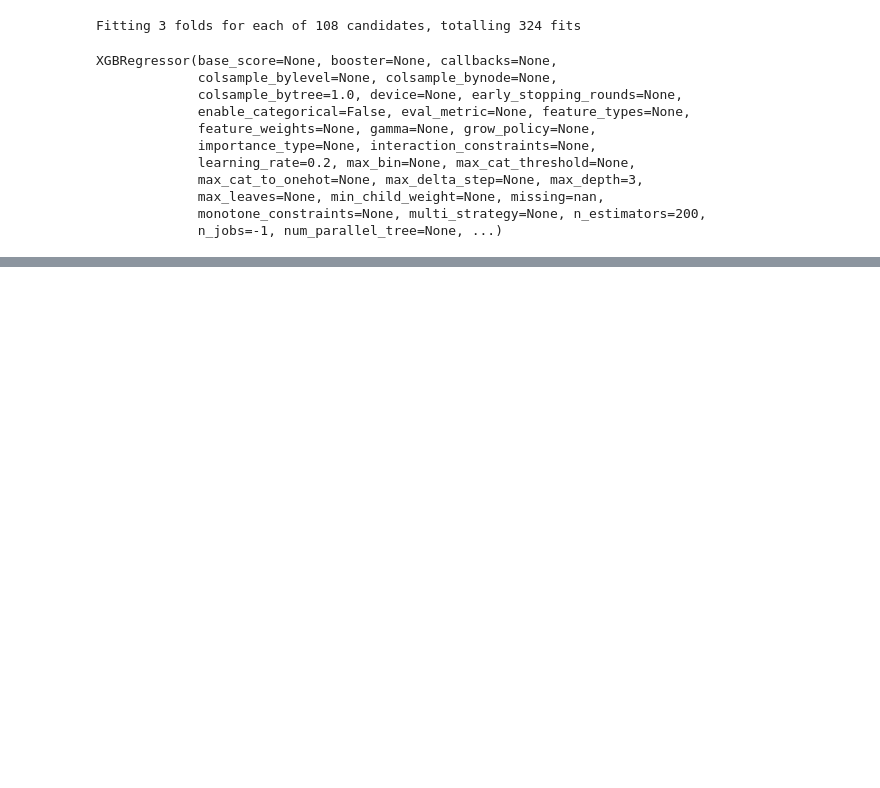
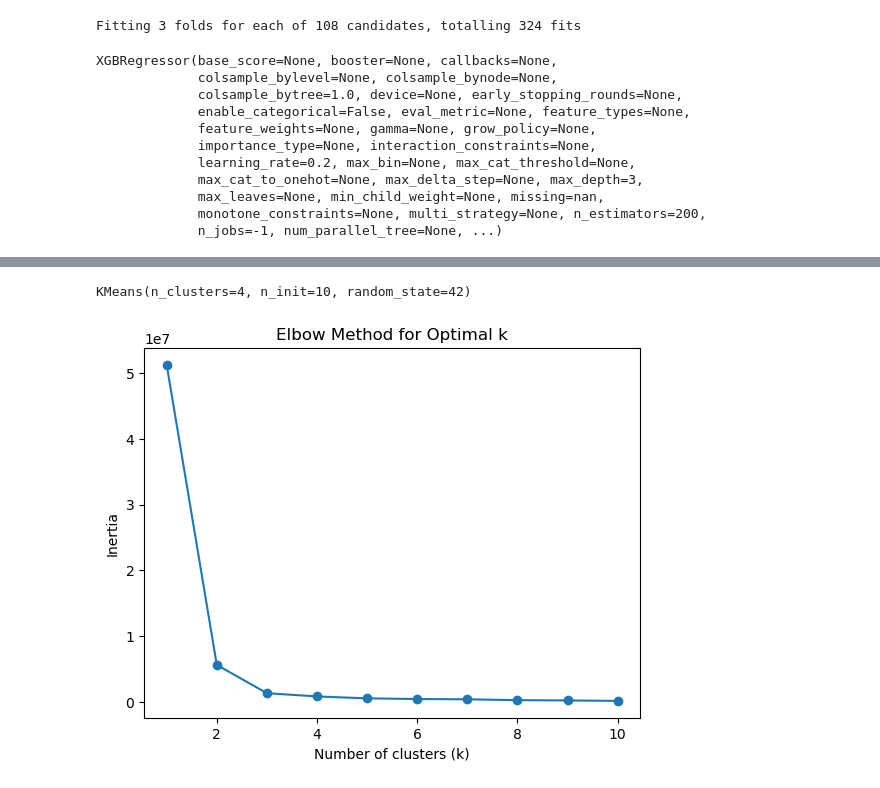
Before and after one commit to jayant1554/credit_score_defi, a Jupyter notebook: src/exp.ipynb, the cells around one changed output, grey strips where cells are left out. Saved outputs shown, nothing was run; the diff lists cells and outputs as text; code cells hidden in the pictures; blank space fills up the shorter version.

```diff
--- a/src/exp.ipynb
+++ b/src/exp.ipynb
@@ -6,7 +6,7 @@ from sklearn.preprocessing import StandardScaler
 
 from xgboost import XGBRegressor
 # %%
-df = pd.read_json(r"C:\sample_intern\user-wallet-transactions.json")
+df = pd.read_json(r"C:\sample_intern\raw_transaction_data\user-wallet-transactions.json")
 # %%
 df.head()
 # %% [output]
@@ -139,6 +204,3 @@ XGBRegressor(base_score=None, booster=None, callbacks=None,
              max_leaves=None, min_child_weight=None, missing=nan,
              monotone_constraints=None, multi_strategy=None, n_estimators=200,
              n_jobs=-1, num_parallel_tree=None, ...)
-# %%
-final_scores = pd.Series(final_scores, index=features.index, name='final_score')
-final_scores = final_scores.sort_values(ascending=False)
@@ -159,0 +207,25 @@ Name: final_score, Length: 3497, dtype: int32
+# %%
+from sklearn.cluster import KMeans
+
+kmeans = KMeans(n_clusters=4, n_init=10, random_state=42)
+kmeans.fit(X)
+# %% [output]
+KMeans(n_clusters=4, n_init=10, random_state=42)
+# %%
+X = final_scores.values.reshape(-1, 1)
+# %%
+import matplotlib.pyplot as plt
+inertia = []
+k_range = range(1, 11)
+
+for k in k_range:
+    kmeans = KMeans(n_clusters=k, random_state=42)
+    kmeans.fit(X)
+    inertia.append(kmeans.inertia_)
+plt.plot(k_range, inertia, marker='o')
+plt.xlabel('Number of clusters (k)')
+plt.ylabel('Inertia')
+plt.title('Elbow Method for Optimal k')
+plt.show()
+# %% [output]
+[figure, added]
```
Also changed, not shown: parts of 12 cells of this notebook, 1 other file.
